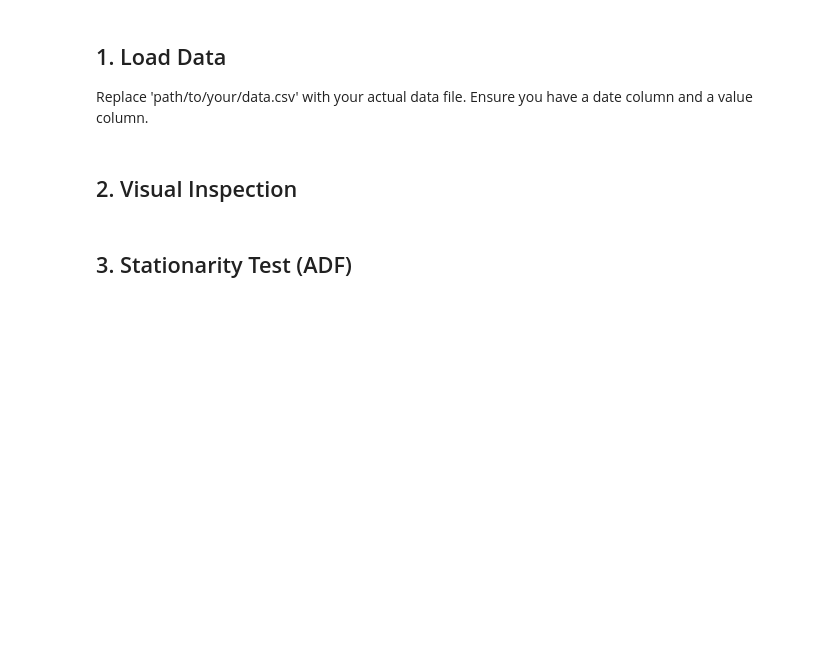
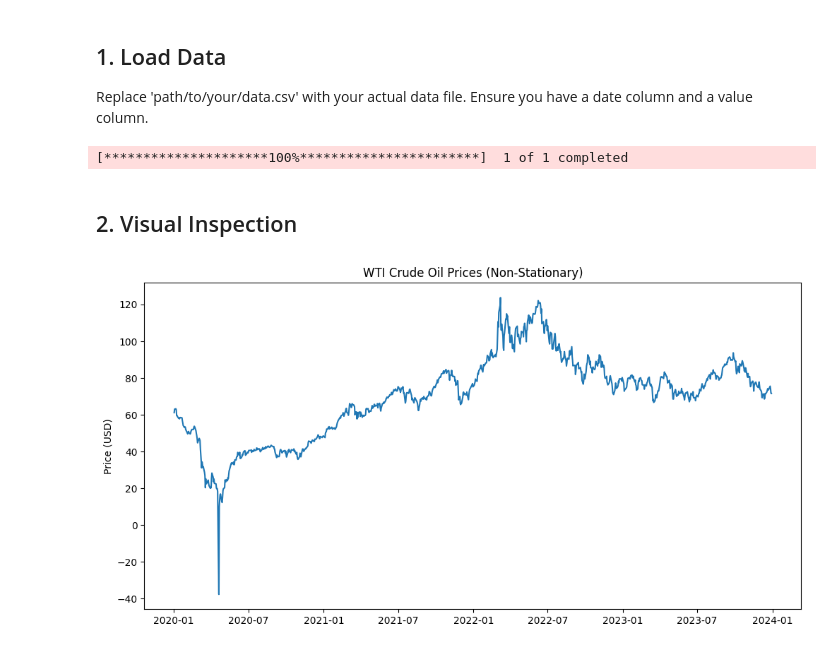
Before and after one commit to joeyedi1/crudearima, a Jupyter notebook: notebooks/01_arima_model.ipynb, the cells around one changed output. Saved outputs shown, nothing was run; the diff lists cells and outputs as text; code cells hidden in the pictures; blank space fills up the shorter version.

```diff
--- a/notebooks/01_arima_model.ipynb
+++ b/notebooks/01_arima_model.ipynb
@@ -13,15 +13,6 @@ This notebook outlines the standard workflow for building an ARIMA model for tim
 7. **Model Fitting**: Fit the ARIMA model.
 8. **Diagnostics**: Check residuals.
 9. **Forecasting**: Predict future values.
-# %%
-import pandas as pd
-import numpy as np
-import matplotlib.pyplot as plt
-import yfinance as yf
-
-# Plotting settings
-plt.style.use('ggplot')
-plt.rcParams['figure.figsize'] = (12, 6)
 # %% [markdown]
 ## 1. Load Data
 Replace 'path/to/your/data.csv' with your actual data file. Ensure you have a date column and a value column.
@@ -33,8 +19,29 @@ Replace 'path/to/your/data.csv' with your actual data file. Ensure you have a da
+# %%
+import pandas as pd
+import numpy as np
+import matplotlib.pyplot as plt
+import yfinance as yf
+
+# 1. Download Real Data (WTI Crude Oil Continuous Contract)
+# 'CL=F' is the ticker for Crude Oil Futures
+data = yf.download('CL=F', start='2020-01-01', end='2024-01-01')
+
+# Handle MultiIndex columns (yfinance update)
+if isinstance(data.columns, pd.MultiIndex):
+    data.columns = data.columns.get_level_values(0)
+
+# We only need the 'Close' price
+df = data[['Close']].copy()
+# %% [output]
+[*********************100%***********************]  1 of 1 completed
 # %% [markdown]
 ## 2. Visual Inspection
 # %%
-# plt.plot(df.index, df['Value'])
-# plt.title('Time Series Plot')
-# plt.show()
+# 2. Visualize
+plt.figure(figsize=(12,6))
+plt.plot(df.index, df['Close'])
+plt.title('WTI Crude Oil Prices (Non-Stationary)')
+plt.ylabel('Price (USD)')
+plt.show()
+# %% [output]
+[figure, added]
-# %% [markdown]
-## 3. Stationarity Test (ADF)
```
Also changed, not shown: parts of 35 cells of this notebook, 2 other files.
